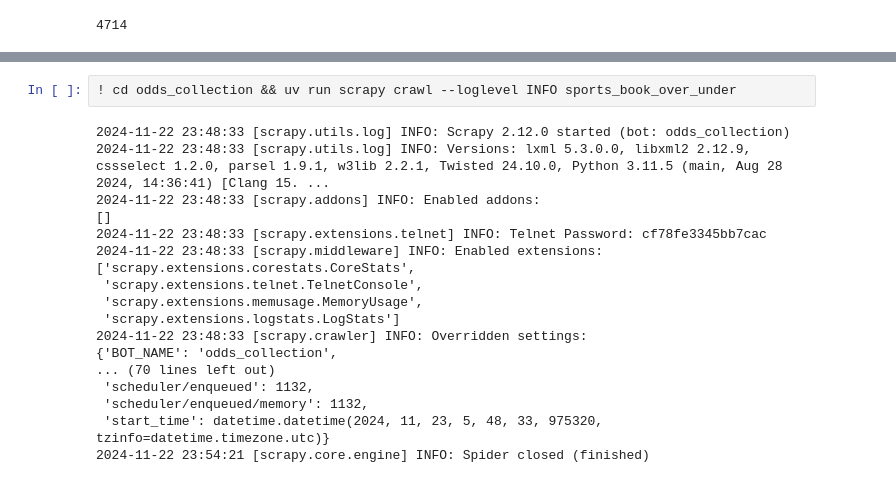
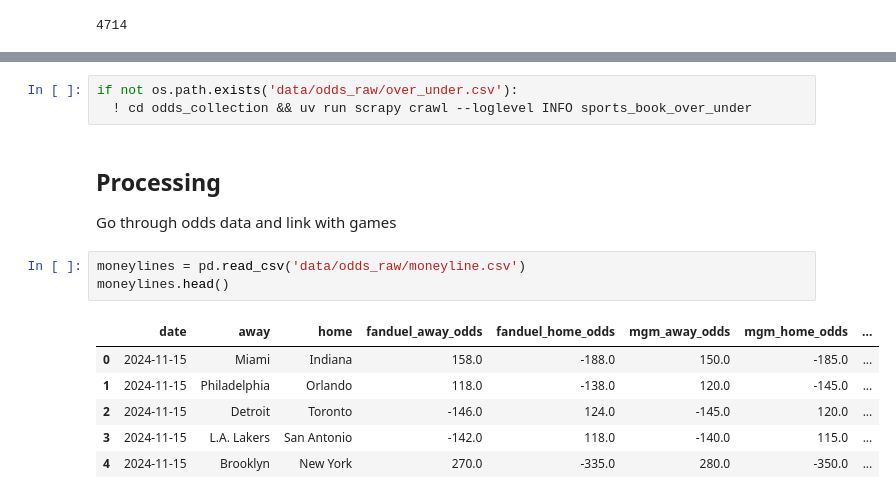
Before and after one commit to dgliwa/nba-pickem, a Jupyter notebook: notebooks/predict_wins.ipynb, the cells around one changed output, grey strips where cells are left out. Cells and saved outputs as stored; diff of their text form.

```diff
--- a/notebooks/predict_wins.ipynb
+++ b/notebooks/predict_wins.ipynb
@@ -825,20 +794,16 @@ from odds_collection.odds_collection.spiders.sports_book_moneyline import Sports
 # %%
-! cd odds_collection && uv run scrapy crawl --loglevel INFO sports_book_over_under
+if not os.path.exists('data/odds_raw/over_under.csv'):
+  ! cd odds_collection && uv run scrapy crawl --loglevel INFO sports_book_over_under
-# %% [output]
-2024-11-22 23:48:33 [scrapy.utils.log] INFO: Scrapy 2.12.0 started (bot: odds_collection)
-2024-11-22 23:48:33 [scrapy.utils.log] INFO: Versions: lxml 5.3.0.0, libxml2 2.12.9, cssselect 1.2.0, parsel 1.9.1, w3lib 2.2.1, Twisted 24.10.0, Python 3.11.5 (main, Aug 28 2024, 14:36:41) [Clang 15. ...
-2024-11-22 23:48:33 [scrapy.addons] INFO: Enabled addons:
-[]
-2024-11-22 23:48:33 [scrapy.extensions.telnet] INFO: Telnet Password: cf78fe3345bb7cac
-2024-11-22 23:48:33 [scrapy.middleware] INFO: Enabled extensions:
-['scrapy.extensions.corestats.CoreStats',
- 'scrapy.extensions.telnet.TelnetConsole',
- 'scrapy.extensions.memusage.MemoryUsage',
- 'scrapy.extensions.logstats.LogStats']
-2024-11-22 23:48:33 [scrapy.crawler] INFO: Overridden settings:
-{'BOT_NAME': 'odds_collection',
-... (70 lines left out)
- 'scheduler/enqueued': 1132,
- 'scheduler/enqueued/memory': 1132,
- 'start_time': datetime.datetime(2024, 11, 23, 5, 48, 33, 975320, tzinfo=datetime.timezone.utc)}
-2024-11-22 23:54:21 [scrapy.core.engine] INFO: Spider closed (finished)
+# %% [markdown]
+## Processing
+Go through odds data and link with games
+# %%
+moneylines = pd.read_csv('data/odds_raw/moneyline.csv')
+moneylines.head()
+# %% [output]
+|  | date | away | home | fanduel_away_odds | fanduel_home_odds | mgm_away_odds | mgm_home_odds | ... |
+| 0 | 2024-11-15 | Miami | Indiana | 158.0 | -188.0 | 150.0 | -185.0 | ... |
+| 1 | 2024-11-15 | Philadelphia | Orlando | 118.0 | -138.0 | 120.0 | -145.0 | ... |
+| 2 | 2024-11-15 | Detroit | Toronto | -146.0 | 124.0 | -145.0 | 120.0 | ... |
+| 3 | 2024-11-15 | L.A. Lakers | San Antonio | -142.0 | 118.0 | -140.0 | 115.0 | ... |
+| 4 | 2024-11-15 | Brooklyn | New York | 270.0 | -335.0 | 280.0 | -350.0 | ... |
```
Also changed, not shown: parts of 20 cells of this notebook, 1 other file.
